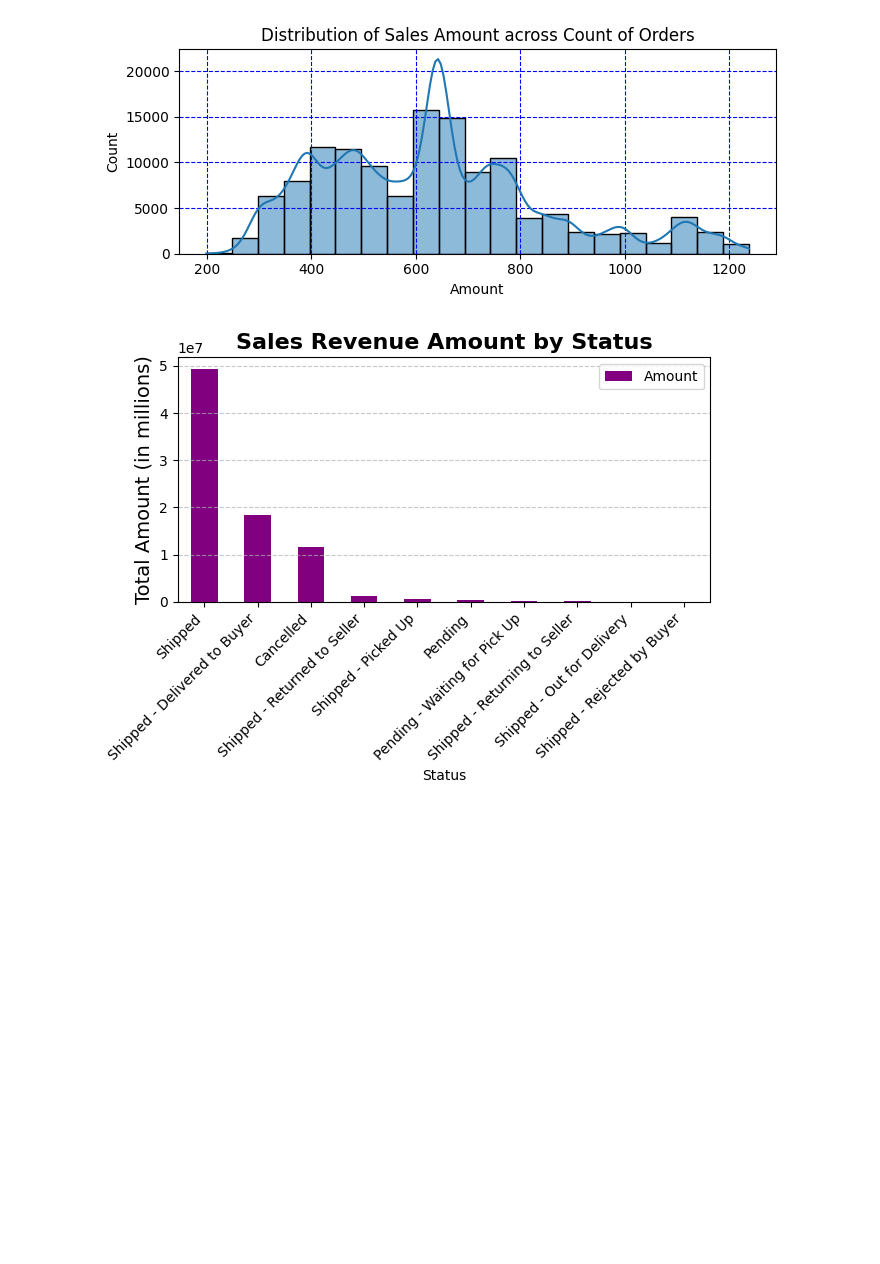
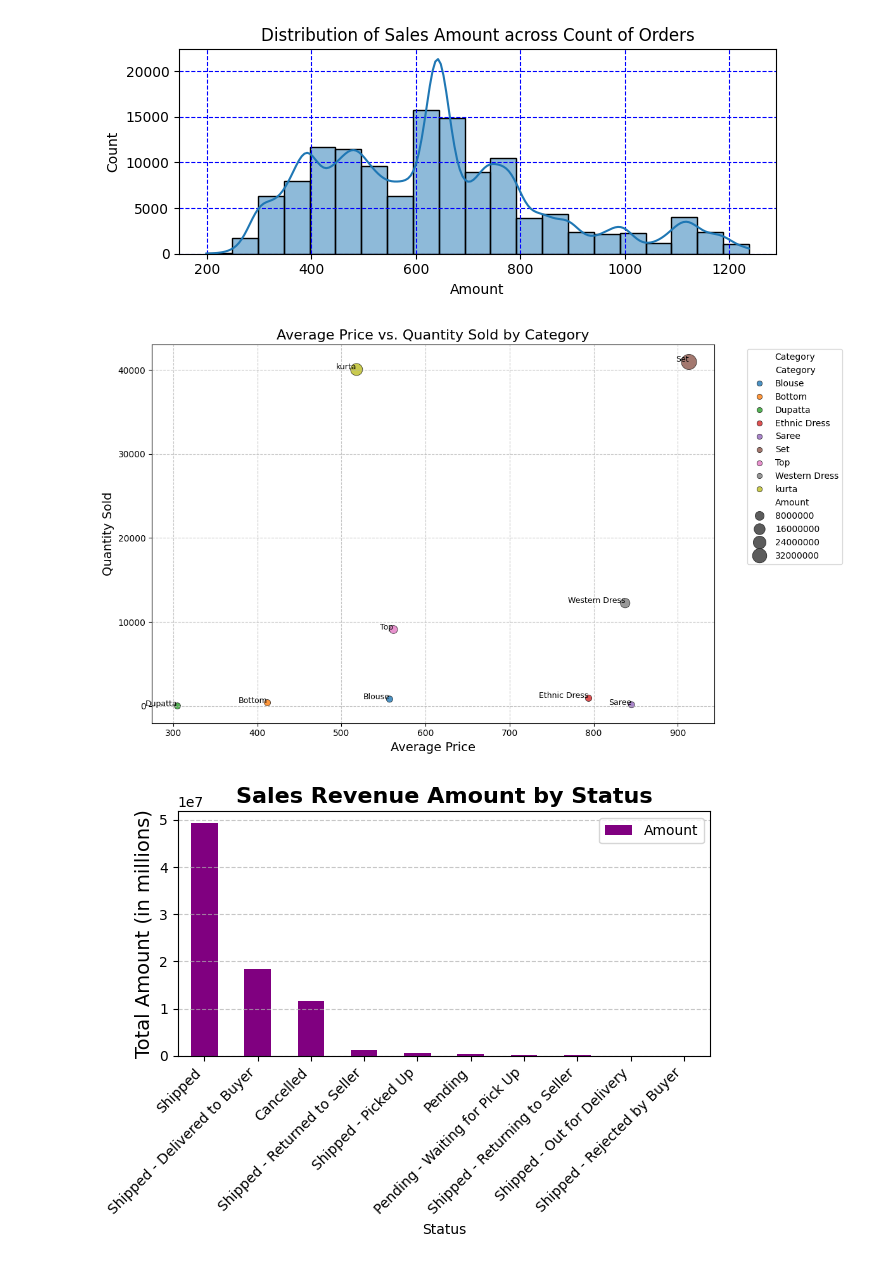
Before and after one commit to vasanthk99/Data_Science_Project, a Jupyter notebook: supermarket_sales_prediction_project.ipynb, the cells around one changed output. Saved outputs shown, nothing was run; the diff lists cells and outputs as text; code cells hidden in the pictures; blank space fills up the shorter version.

```diff
--- a/supermarket_sales_prediction_project.ipynb
+++ b/supermarket_sales_prediction_project.ipynb
@@ -144,6 +144,42 @@ slspl.title("Distribution of Sales Amount across Count of Orders")
 slspl.tight_layout()
 # %% [output]
 [figure]
+# %%
+plt.figure(figsize=(12, 7))
+
+# Use a more distinctive palette
+sns.scatterplot(
+    data=category_summary,
+    x='Avg_Price',
+    y='Qty',
+    size='Amount',
+    sizes=(50, 300),
+    hue='Category',
+    palette='tab10',  # Using a clearer palette
+    edgecolor='black',  # Adding edge color for better marker visibility
+    alpha=0.8  # Slight transparency for overlapping points
+)
+
+plt.title('Average Price vs. Quantity Sold by Category', fontsize=16)
+plt.xlabel('Average Price', fontsize=14)
+plt.ylabel('Quantity Sold', fontsize=14)
+plt.grid(True, linestyle='--', alpha=0.7)  # Adding grid lines for better readability
+plt.legend(
+    title='Category',
+    bbox_to_anchor=(1.05, 1),
+    loc='upper left',
+    fontsize=10
+)
+
+# Annotate key categories
+for i, row in category_summary.iterrows():
+    if row['Qty'] > 100 or row['Avg_Price'] > 50:  # Customize condition as needed
+        plt.text(row['Avg_Price'], row['Qty'], row['Category'], fontsize=9, ha='right')
+
+plt.tight_layout()
+plt.show()
+# %% [output]
+[figure, added]
 # %%
 fetssls=['Status','Fulfilment','ship-service-level','Category','Size']
 for f in range(len(fetssls)):
```
Also changed, not shown: parts of 1 cell of this notebook.
